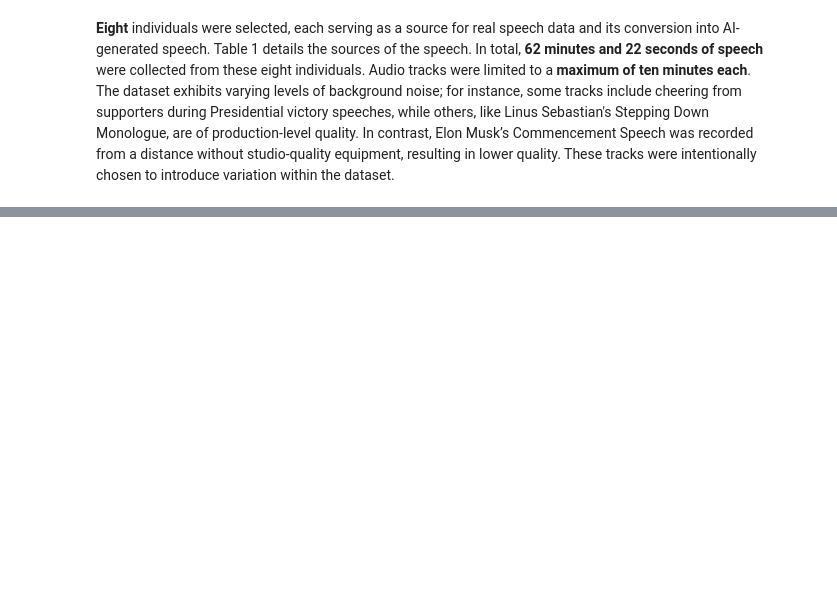
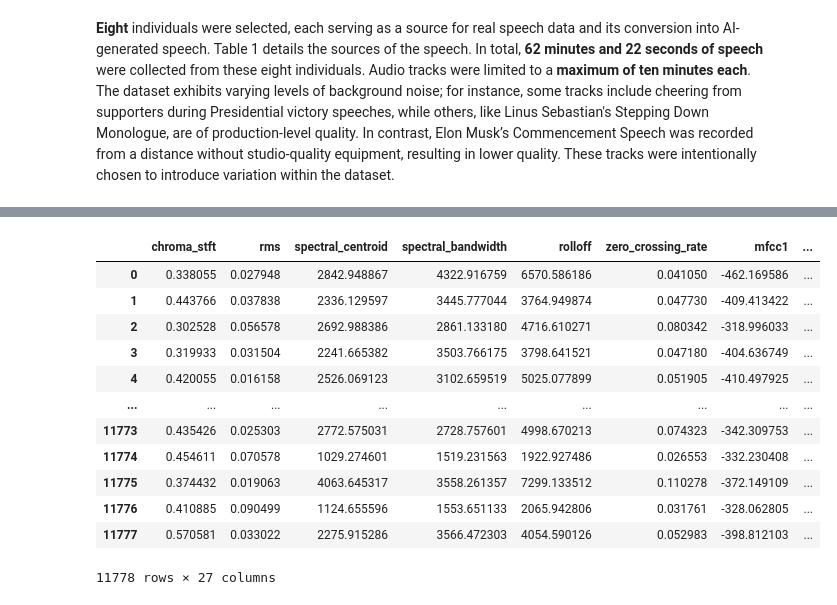
Before and after one commit to annkou/DeepFake-Voice-Recognition, a Jupyter notebook: Introduction.ipynb, the cells around one changed output, grey strips where cells are left out. Cells and saved outputs as stored; diff of their text form; code cells hidden in the pictures; blank space fills up the shorter version.

```diff
--- a/Introduction.ipynb
+++ b/Introduction.ipynb
@@ -44,0 +49,18 @@ Table 1
+# %%
+import pandas as pd
+datasource = pd.read_csv('DATASET-balanced.csv')
+datasource
+# %% [output]
+|  | chroma_stft | rms | spectral_centroid | spectral_bandwidth | rolloff | zero_crossing_rate | mfcc1 | ... |
+| 0 | 0.338055 | 0.027948 | 2842.948867 | 4322.916759 | 6570.586186 | 0.041050 | -462.169586 | ... |
+| 1 | 0.443766 | 0.037838 | 2336.129597 | 3445.777044 | 3764.949874 | 0.047730 | -409.413422 | ... |
+| 2 | 0.302528 | 0.056578 | 2692.988386 | 2861.133180 | 4716.610271 | 0.080342 | -318.996033 | ... |
+| 3 | 0.319933 | 0.031504 | 2241.665382 | 3503.766175 | 3798.641521 | 0.047180 | -404.636749 | ... |
+| 4 | 0.420055 | 0.016158 | 2526.069123 | 3102.659519 | 5025.077899 | 0.051905 | -410.497925 | ... |
+| ... | ... | ... | ... | ... | ... | ... | ... | ... |
+| 11773 | 0.435426 | 0.025303 | 2772.575031 | 2728.757601 | 4998.670213 | 0.074323 | -342.309753 | ... |
+| 11774 | 0.454611 | 0.070578 | 1029.274601 | 1519.231563 | 1922.927486 | 0.026553 | -332.230408 | ... |
+| 11775 | 0.374432 | 0.019063 | 4063.645317 | 3558.261357 | 7299.133512 | 0.110278 | -372.149109 | ... |
+| 11776 | 0.410885 | 0.090499 | 1124.655596 | 1553.651133 | 2065.942806 | 0.031761 | -328.062805 | ... |
+| 11777 | 0.570581 | 0.033022 | 2275.915286 | 3566.472303 | 4054.590126 | 0.052983 | -398.812103 | ... |
+11778 rows × 27 columns
```
Also changed, not shown: parts of 17 cells of this notebook, 1 other file.
